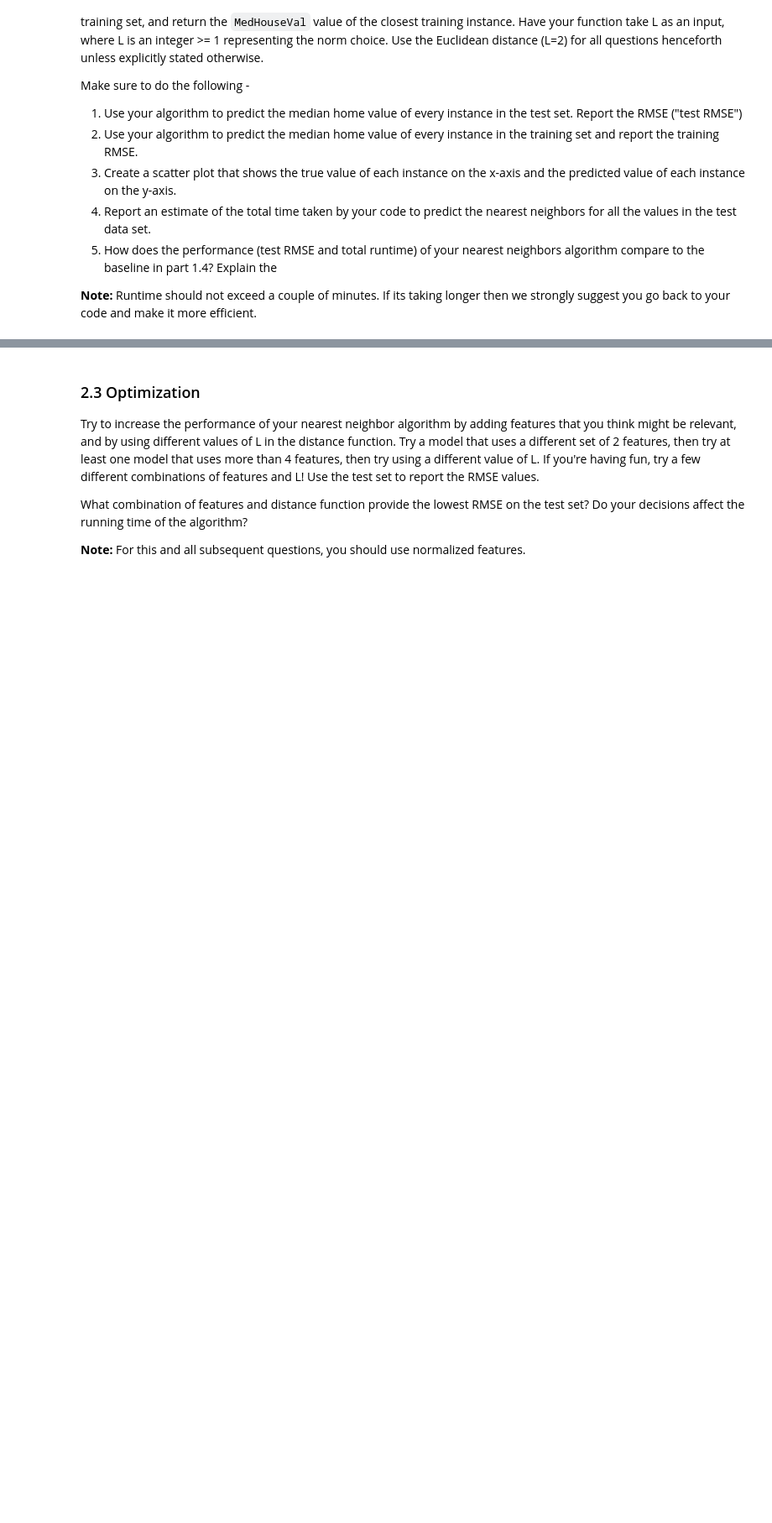
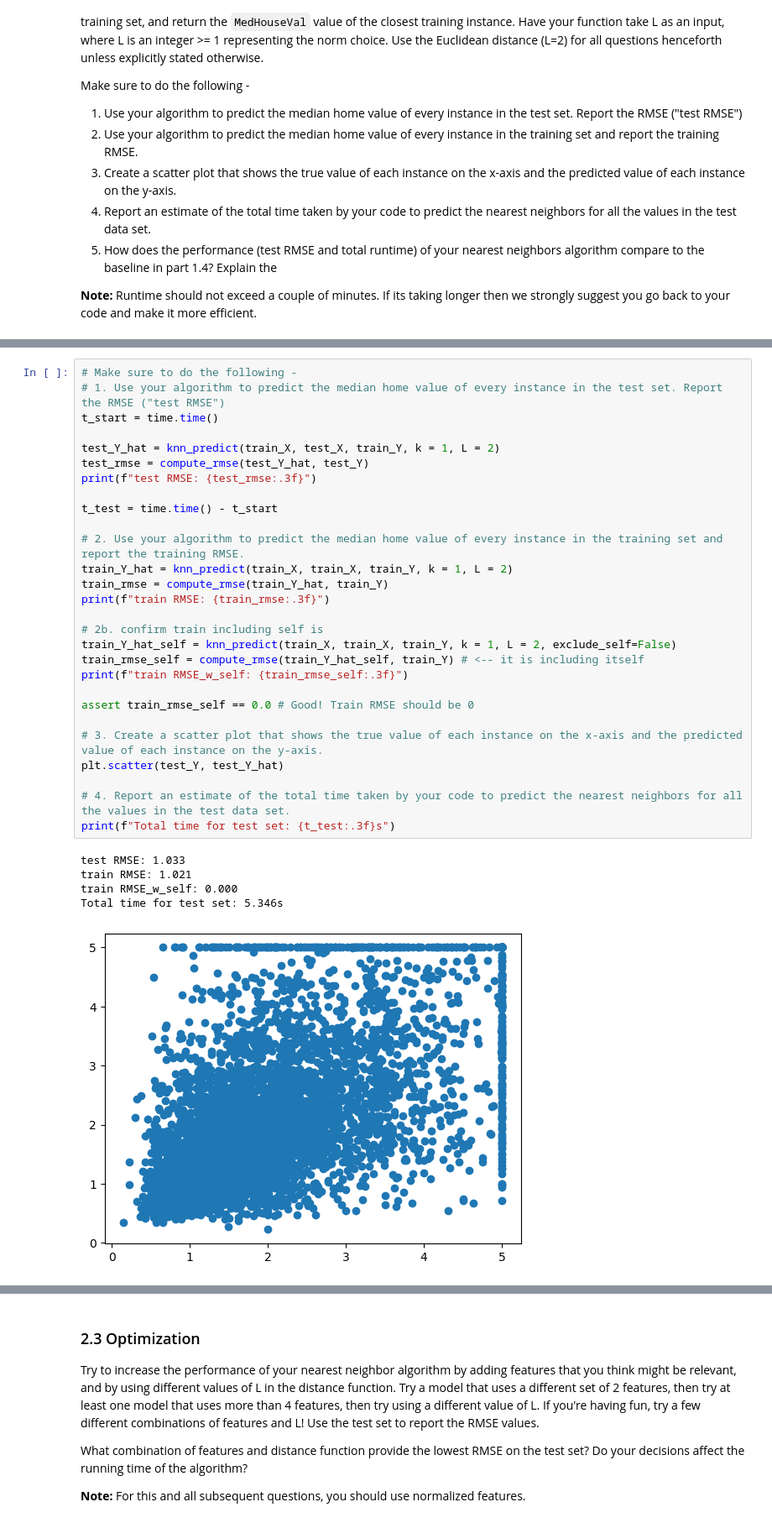
Before and after one commit to jatkins23/info251-aml-s24, a Jupyter notebook: psets/PS3/ATKINS_Jon-PS3.ipynb, the cells around one changed output, grey strips where cells are left out. Shown: that part at 84% size. Saved outputs shown, nothing was run; the diff lists cells and outputs as text; blank space fills up the shorter version.

```diff
--- a/psets/PS3/ATKINS_Jon-PS3.ipynb
+++ b/psets/PS3/ATKINS_Jon-PS3.ipynb
@@ -427,0 +460,34 @@ display(cal_df_train__with_norm__dists)
+# %%
+# Make sure to do the following -
+# 1. Use your algorithm to predict the median home value of every instance in the test set. Report the RMSE ("test RMSE")
+t_start = time.time()
+
+test_Y_hat = knn_predict(train_X, test_X, train_Y, k = 1, L = 2)
+test_rmse = compute_rmse(test_Y_hat, test_Y)
+print(f"test RMSE: {test_rmse:.3f}")
+
+t_test = time.time() - t_start
+
+# 2. Use your algorithm to predict the median home value of every instance in the training set and report the training RMSE.
+train_Y_hat = knn_predict(train_X, train_X, train_Y, k = 1, L = 2)
+train_rmse = compute_rmse(train_Y_hat, train_Y)
+print(f"train RMSE: {train_rmse:.3f}")
+
+# 2b. confirm train including self is
+train_Y_hat_self = knn_predict(train_X, train_X, train_Y, k = 1, L = 2, exclude_self=False)
+train_rmse_self = compute_rmse(train_Y_hat_self, train_Y) # <-- it is including itself
+print(f"train RMSE_w_self: {train_rmse_self:.3f}")
+
+assert train_rmse_self == 0.0 # Good! Train RMSE should be 0
+
+# 3. Create a scatter plot that shows the true value of each instance on the x-axis and the predicted value of each instance on the y-axis.
+plt.scatter(test_Y, test_Y_hat)
+
+# 4. Report an estimate of the total time taken by your code to predict the nearest neighbors for all the values in the test data set.
+print(f"Total time for test set: {t_test:.3f}s")
+# %% [output]
+test RMSE: 1.033
+train RMSE: 1.021
+train RMSE_w_self: 0.000
+Total time for test set: 5.346s
+[figure, added]
```
Also changed, not shown: parts of 42 cells of this notebook.
